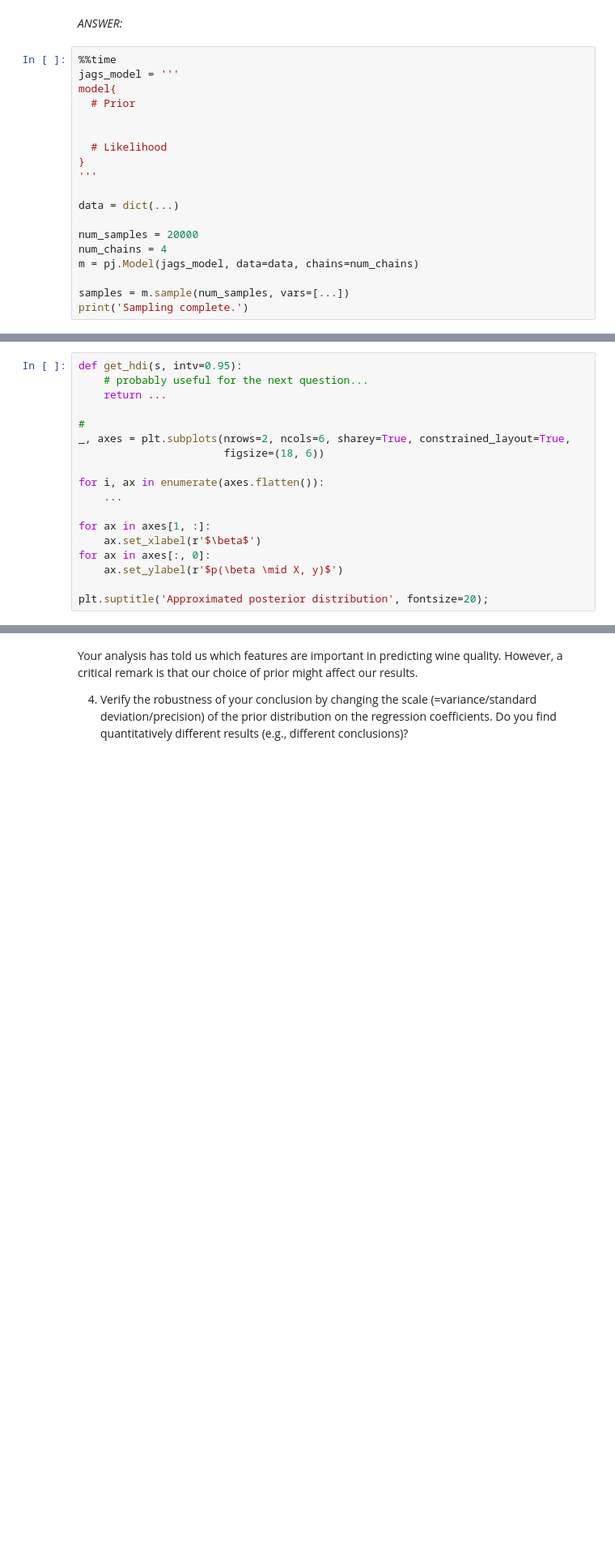
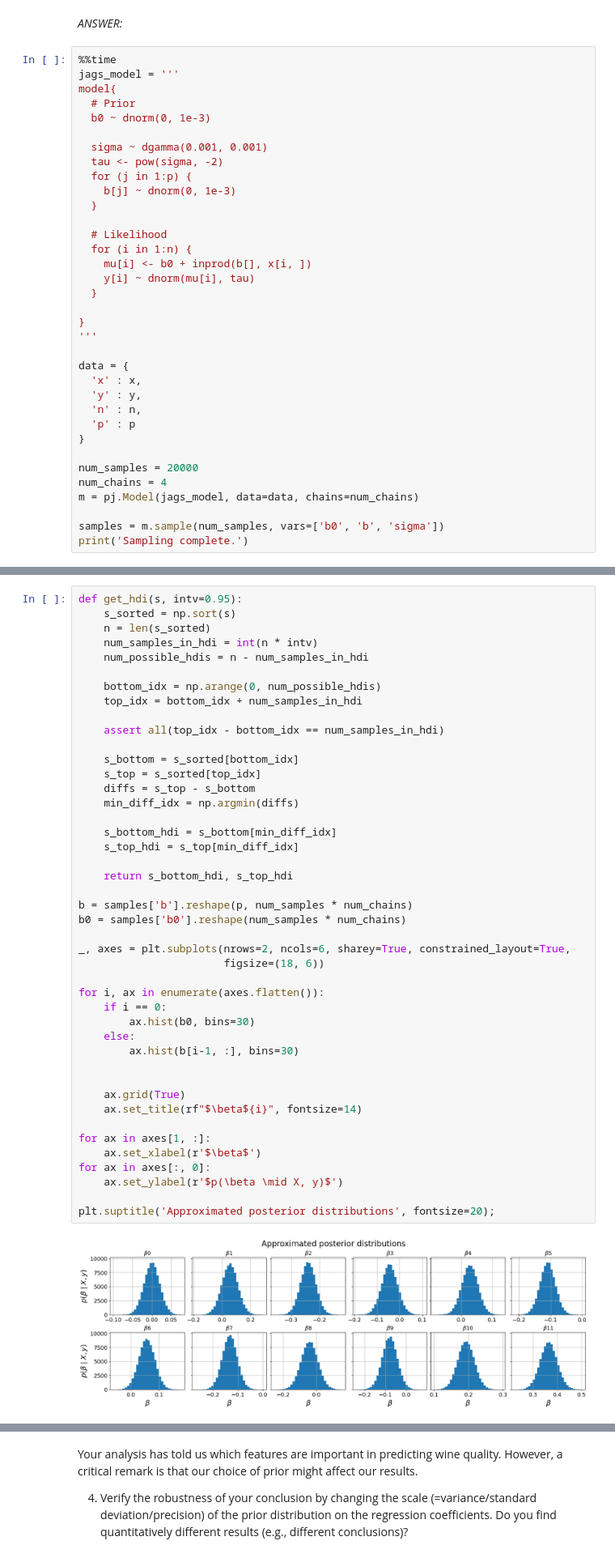
Before and after one commit to DerOeko/SOW-BKI203BS, a Jupyter notebook: LargeAssignment2/Ferdinand_Paar_s1128559_Samuel_Nellessen_s1102282_Assignment_LargeAssignment2.ipynb, the cells around one changed output, grey strips where cells are left out. Shown at 81% size. Drawn from its saved outputs; the diff is of its cells as text; blank space fills up the shorter version.

```diff
--- a/LargeAssignment2/Ferdinand_Paar_s1128559_Samuel_Nellessen_s1102282_Assignment_LargeAssignment2.ipynb
+++ b/LargeAssignment2/Ferdinand_Paar_s1128559_Samuel_Nellessen_s1102282_Assignment_LargeAssignment2.ipynb
@@ -571,17 +578,33 @@ _ANSWER:_
 jags_model = '''
 model{
   # Prior
+  b0 ~ dnorm(0, 1e-3)
 
+  sigma ~ dgamma(0.001, 0.001)
+  tau <- pow(sigma, -2)
+  for (j in 1:p) {
+    b[j] ~ dnorm(0, 1e-3)
+  }
 
   # Likelihood
+  for (i in 1:n) {
+    mu[i] <- b0 + inprod(b[], x[i, ])
+    y[i] ~ dnorm(mu[i], tau)
+  }
+
 }
 '''
 
-data = dict(...)
+data = {
+  'x' : x,
+  'y' : y,
+  'n' : n,
+  'p' : p
+}
 
 num_samples = 20000
 num_chains = 4
 m = pj.Model(jags_model, data=data, chains=num_chains)
 
-samples = m.sample(num_samples, vars=[...])
+samples = m.sample(num_samples, vars=['b0', 'b', 'sigma'])
 print('Sampling complete.')
@@ -588,21 +629,49 @@ print('Sampling complete.')
 # %%
 def get_hdi(s, intv=0.95):
-    # probably useful for the next question...
-    return ...
+    s_sorted = np.sort(s)
+    n = len(s_sorted)
+    num_samples_in_hdi = int(n * intv)
+    num_possible_hdis = n - num_samples_in_hdi
 
-#
+    bottom_idx = np.arange(0, num_possible_hdis)
+    top_idx = bottom_idx + num_samples_in_hdi
+
+    assert all(top_idx - bottom_idx == num_samples_in_hdi)
+
+    s_bottom = s_sorted[bottom_idx]
+    s_top = s_sorted[top_idx]
+    diffs = s_top - s_bottom
+    min_diff_idx = np.argmin(diffs)
+
+    s_bottom_hdi = s_bottom[min_diff_idx]
+    s_top_hdi = s_top[min_diff_idx]
+
+    return s_bottom_hdi, s_top_hdi
+
+b = samples['b'].reshape(p, num_samples * num_chains)
+b0 = samples['b0'].reshape(num_samples * num_chains)
+
 _, axes = plt.subplots(nrows=2, ncols=6, sharey=True, constrained_layout=True,
                        figsize=(18, 6))
 
 for i, ax in enumerate(axes.flatten()):
-    ...
+    if i == 0:
+        ax.hist(b0, bins=30)
+    else:
+        ax.hist(b[i-1, :], bins=30)
+
+
+    ax.grid(True)
+    ax.set_title(rf"$\beta${i}", fontsize=14)
 
 for ax in axes[1, :]:
     ax.set_xlabel(r'$\beta$')
 for ax in axes[:, 0]:
     ax.set_ylabel(r'$p(\beta \mid X, y)$')
 
-plt.suptitle('Approximated posterior distribution', fontsize=20);
+plt.suptitle('Approximated posterior distributions', fontsize=20);
+# %% [output]
+[figure, added]
 # %% [markdown]
 The question of 'which feature is important in predicting wine quality?' is also a form of model comparison / hypothesis testing. In a way, we are comparing $2^{11}$ models here -- because each of the $p=11$ predictors can either be important or not.
 
```
Also changed, not shown: parts of 12 cells of this notebook, 2 other files.
